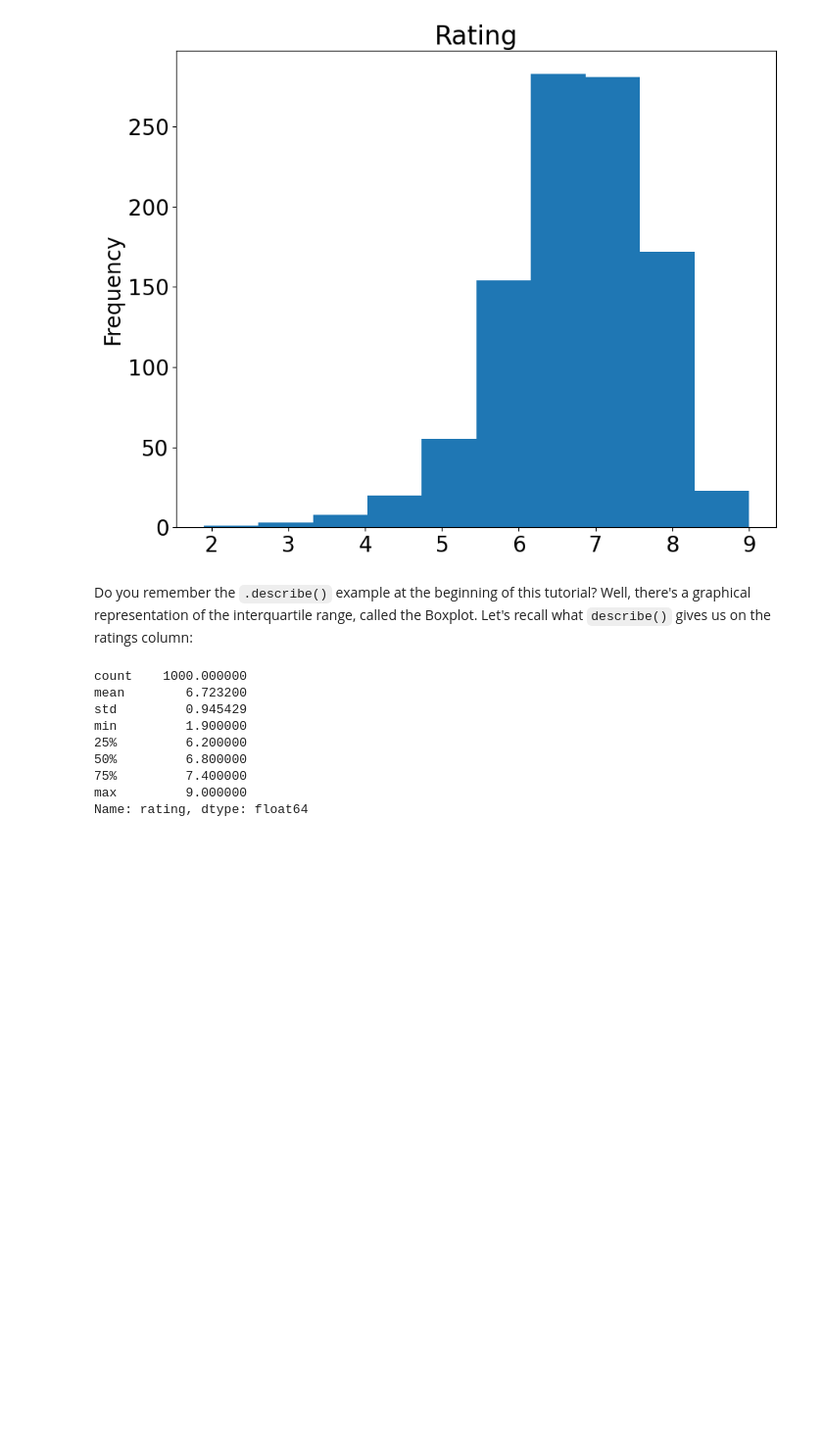
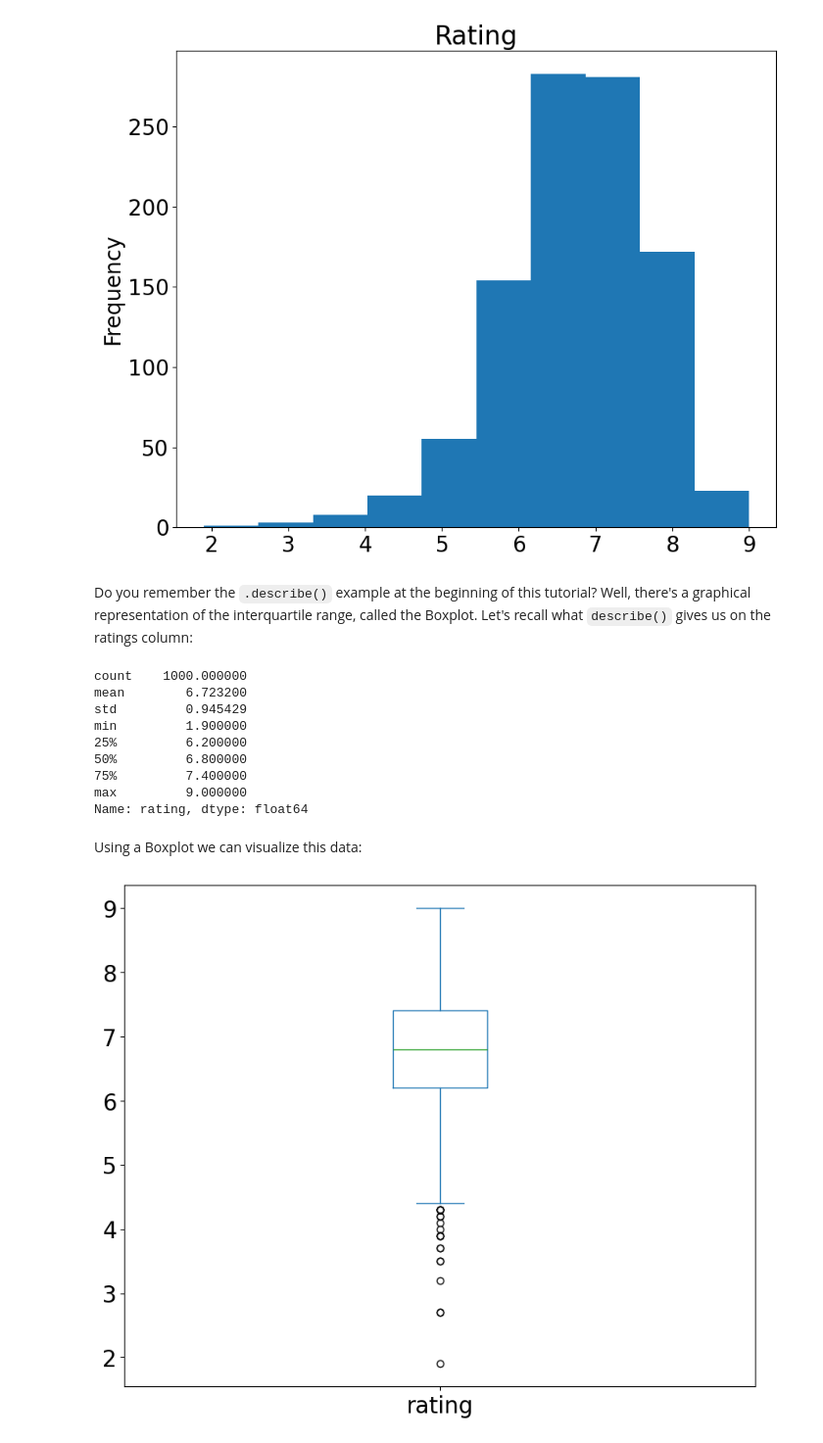
Before and after one commit to closedtuesdays/Python-Pandas-A-Complete-Introduction-for-Beginners, a Jupyter notebook: Pandas_tutorial.ipynb, the cells around one changed output. Shown: that part at 98% size. Saved outputs shown, nothing was run; the diff lists cells and outputs as text; code cells hidden in the pictures; blank space fills up the shorter version.

Commit message:
Completed with comments
Completed LearnDataSci tutorial with comments added wherever I deviated!

```diff
--- a/Pandas_tutorial.ipynb
+++ b/Pandas_tutorial.ipynb
@@ -896,3 +896,10 @@ min         1.900000
 75%         7.400000
 max         9.000000
 Name: rating, dtype: float64
+# %% [markdown]
+<p>Using a Boxplot we can visualize this data:
+</p>
+# %%
+movies_df['rating'].plot(kind="box");
+# %% [output]
+[figure, added]
```
Also changed, not shown: parts of 5 cells of this notebook.
